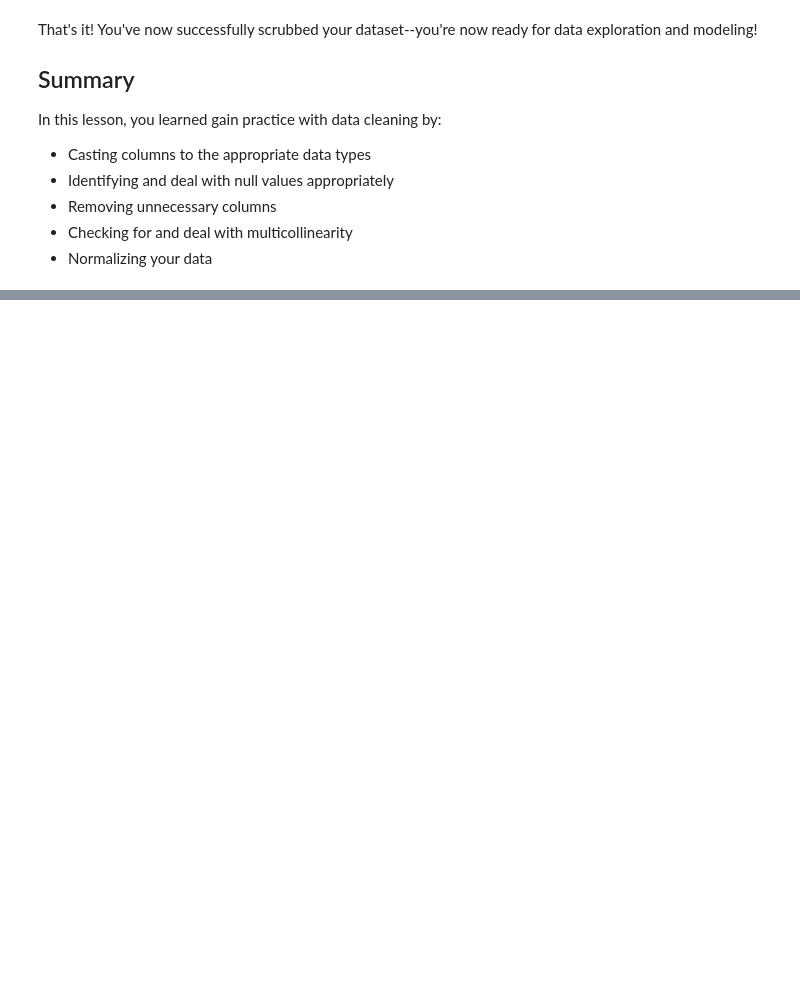
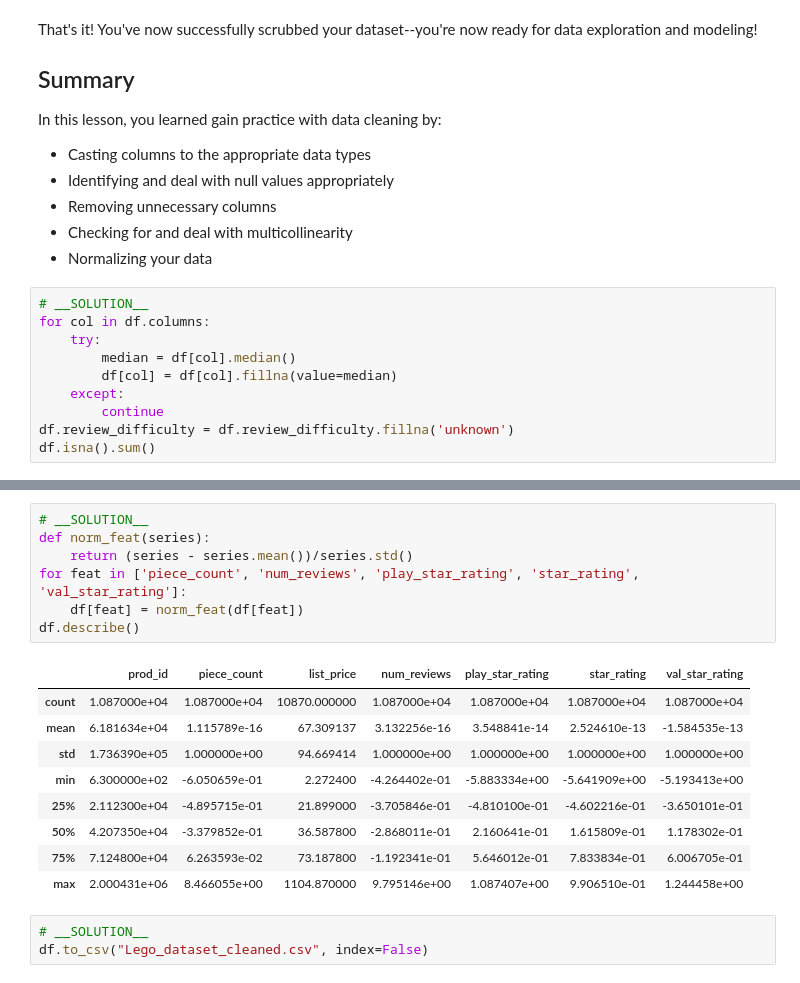
Before and after one commit to learn-co-curriculum/dsc-scrubbing-and-cleaning-data-lab, a Jupyter notebook: index.ipynb, the cells around one changed output, grey strips where cells are left out. Drawn from its saved outputs; the diff is of its cells as text; blank space fills up the shorter version.

```diff
--- a/index.ipynb
+++ b/index.ipynb
@@ -149,3 +295,13 @@ In this lesson, you learned gain practice with data cleaning by:
 * Removing unnecessary columns
 * Checking for and deal with multicollinearity
 * Normalizing your data
+# %%
+# __SOLUTION__
+for col in df.columns:
+    try:
+        median = df[col].median()
+        df[col] = df[col].fillna(value=median)
+    except:
+        continue
+df.review_difficulty = df.review_difficulty.fillna('unknown')
+df.isna().sum()
@@ -151,0 +324,20 @@ In this lesson, you learned gain practice with data cleaning by:
+# %%
+# __SOLUTION__
+def norm_feat(series):
+    return (series - series.mean())/series.std()
+for feat in ['piece_count', 'num_reviews', 'play_star_rating', 'star_rating', 'val_star_rating']:
+    df[feat] = norm_feat(df[feat])
+df.describe()
+# %% [output]
+|  | prod_id | piece_count | list_price | num_reviews | play_star_rating | star_rating | val_star_rating |
+| count | 1.087000e+04 | 1.087000e+04 | 10870.000000 | 1.087000e+04 | 1.087000e+04 | 1.087000e+04 | 1.087000e+04 |
+| mean | 6.181634e+04 | 1.115789e-16 | 67.309137 | 3.132256e-16 | 3.548841e-14 | 2.524610e-13 | -1.584535e-13 |
+| std | 1.736390e+05 | 1.000000e+00 | 94.669414 | 1.000000e+00 | 1.000000e+00 | 1.000000e+00 | 1.000000e+00 |
+| min | 6.300000e+02 | -6.050659e-01 | 2.272400 | -4.264402e-01 | -5.883334e+00 | -5.641909e+00 | -5.193413e+00 |
+| 25% | 2.112300e+04 | -4.895715e-01 | 21.899000 | -3.705846e-01 | -4.810100e-01 | -4.602216e-01 | -3.650101e-01 |
+| 50% | 4.207350e+04 | -3.379852e-01 | 36.587800 | -2.868011e-01 | 2.160641e-01 | 1.615809e-01 | 1.178302e-01 |
+| 75% | 7.124800e+04 | 6.263593e-02 | 73.187800 | -1.192341e-01 | 5.646012e-01 | 7.833834e-01 | 6.006705e-01 |
+| max | 2.000431e+06 | 8.466055e+00 | 1104.870000 | 9.795146e+00 | 1.087407e+00 | 9.906510e-01 | 1.244458e+00 |
+# %%
+# __SOLUTION__
+df.to_csv("Lego_dataset_cleaned.csv", index=False)
```
Also changed, not shown: parts of 16 cells of this notebook, 1 other file.
